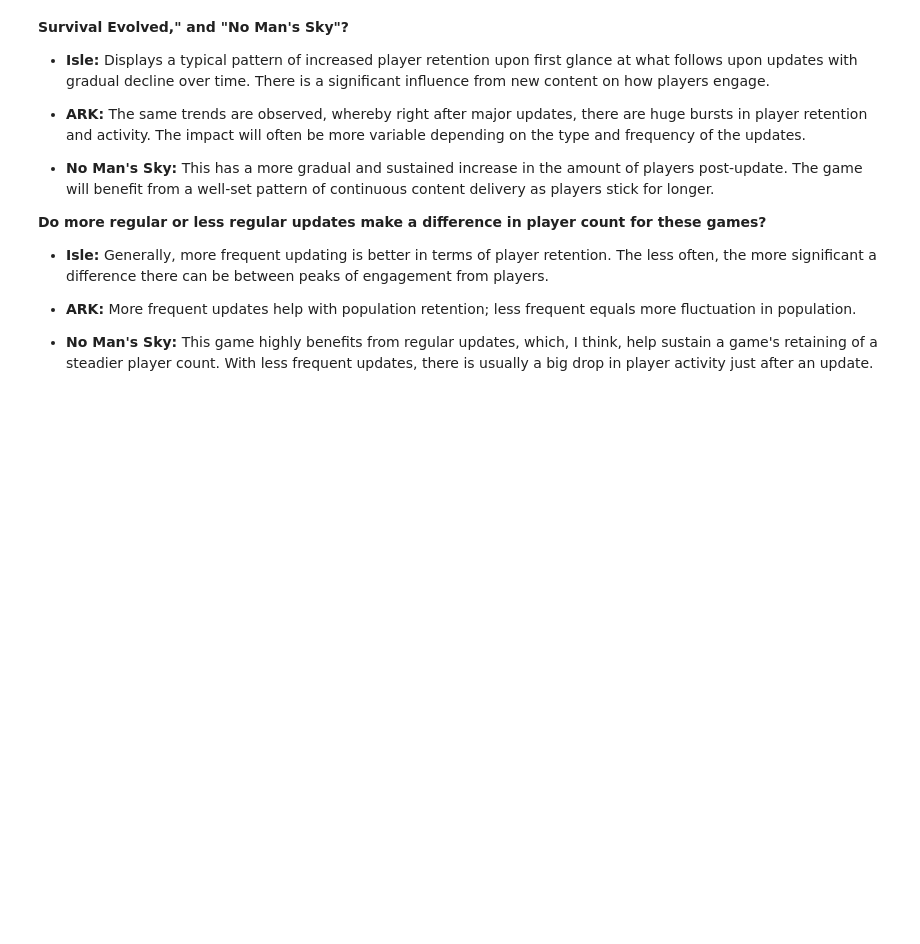
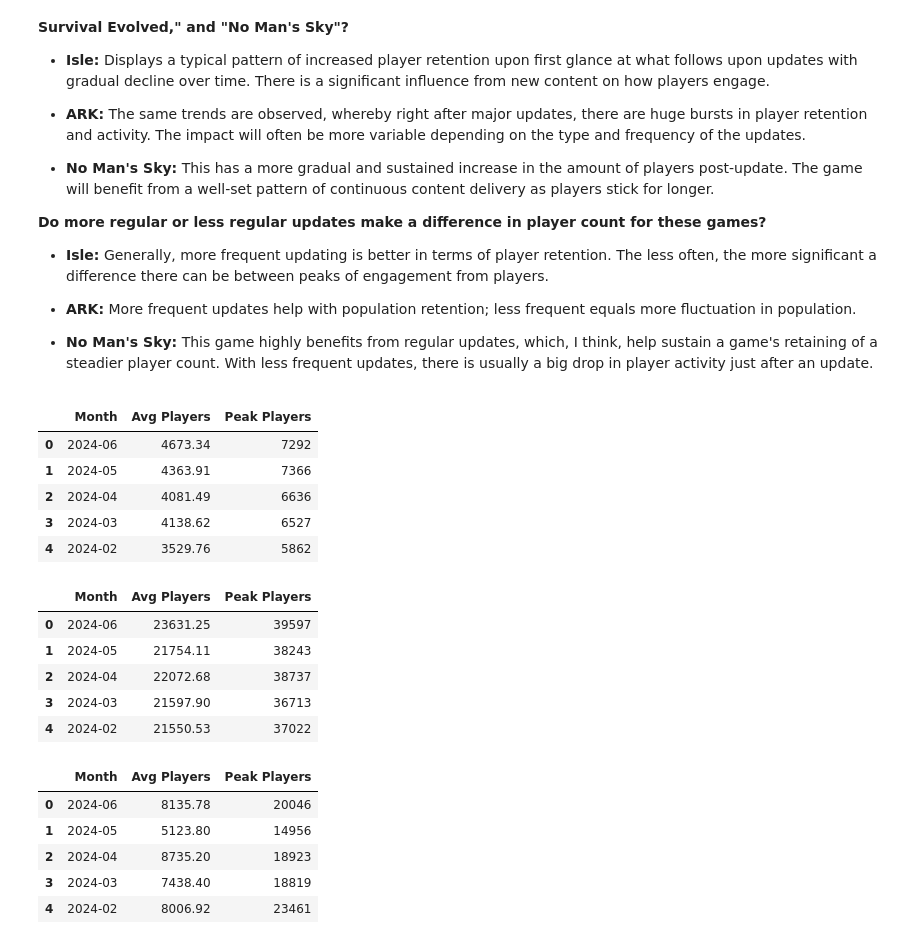
Before and after one commit to SikoticVinyl/Project1, a Jupyter notebook: Player/data/Player.ipynb, the cells around one changed output. Saved outputs shown, nothing was run; the diff lists cells and outputs as text; code cells hidden in the pictures; blank space fills up the shorter version.

```diff
--- a/Player/data/Player.ipynb
+++ b/Player/data/Player.ipynb
@@ -711,3 +711,26 @@ In particular,
 - **ARK:** More frequent updates help with population retention; less frequent equals more fluctuation in population.
 
 - **No Man's Sky:** This game highly benefits from regular updates, which, I think, help sustain a game's retaining of a steadier player count. With less frequent updates, there is usually a big drop in player activity just after an update.
+# %%
+display(isle_players.head())
+display(ark_players.head())
+display(noman_players.head())
+# %% [output]
+|  | Month | Avg Players | Peak Players |
+| 0 | 2024-06 | 4673.34 | 7292 |
+| 1 | 2024-05 | 4363.91 | 7366 |
+| 2 | 2024-04 | 4081.49 | 6636 |
+| 3 | 2024-03 | 4138.62 | 6527 |
+| 4 | 2024-02 | 3529.76 | 5862 |
+|  | Month | Avg Players | Peak Players |
+| 0 | 2024-06 | 23631.25 | 39597 |
+| 1 | 2024-05 | 21754.11 | 38243 |
+| 2 | 2024-04 | 22072.68 | 38737 |
+| 3 | 2024-03 | 21597.90 | 36713 |
+| 4 | 2024-02 | 21550.53 | 37022 |
+|  | Month | Avg Players | Peak Players |
+| 0 | 2024-06 | 8135.78 | 20046 |
+| 1 | 2024-05 | 5123.80 | 14956 |
+| 2 | 2024-04 | 8735.20 | 18923 |
+| 3 | 2024-03 | 7438.40 | 18819 |
+| 4 | 2024-02 | 8006.92 | 23461 |
```
Also changed, not shown: parts of 5 cells of this notebook, 4 other files.
